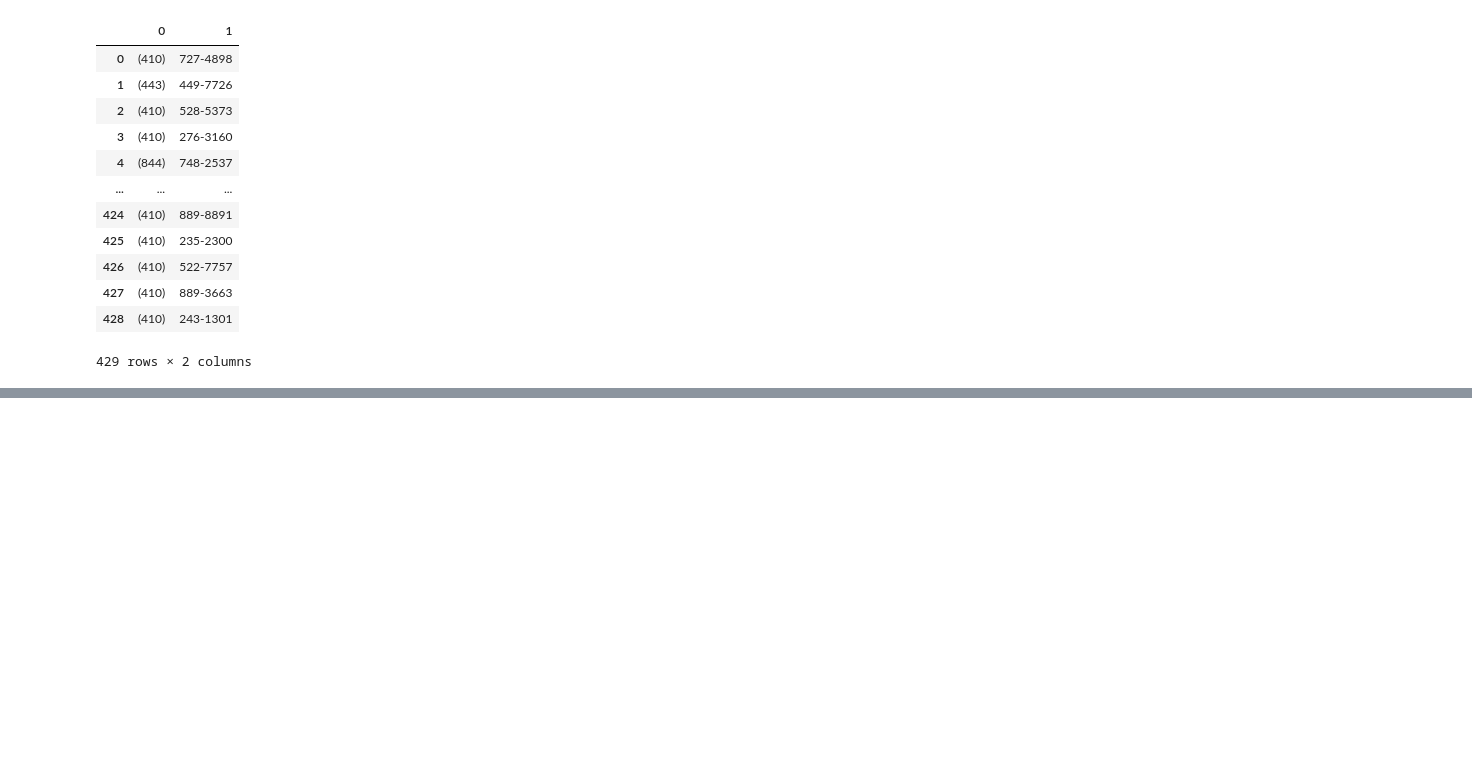
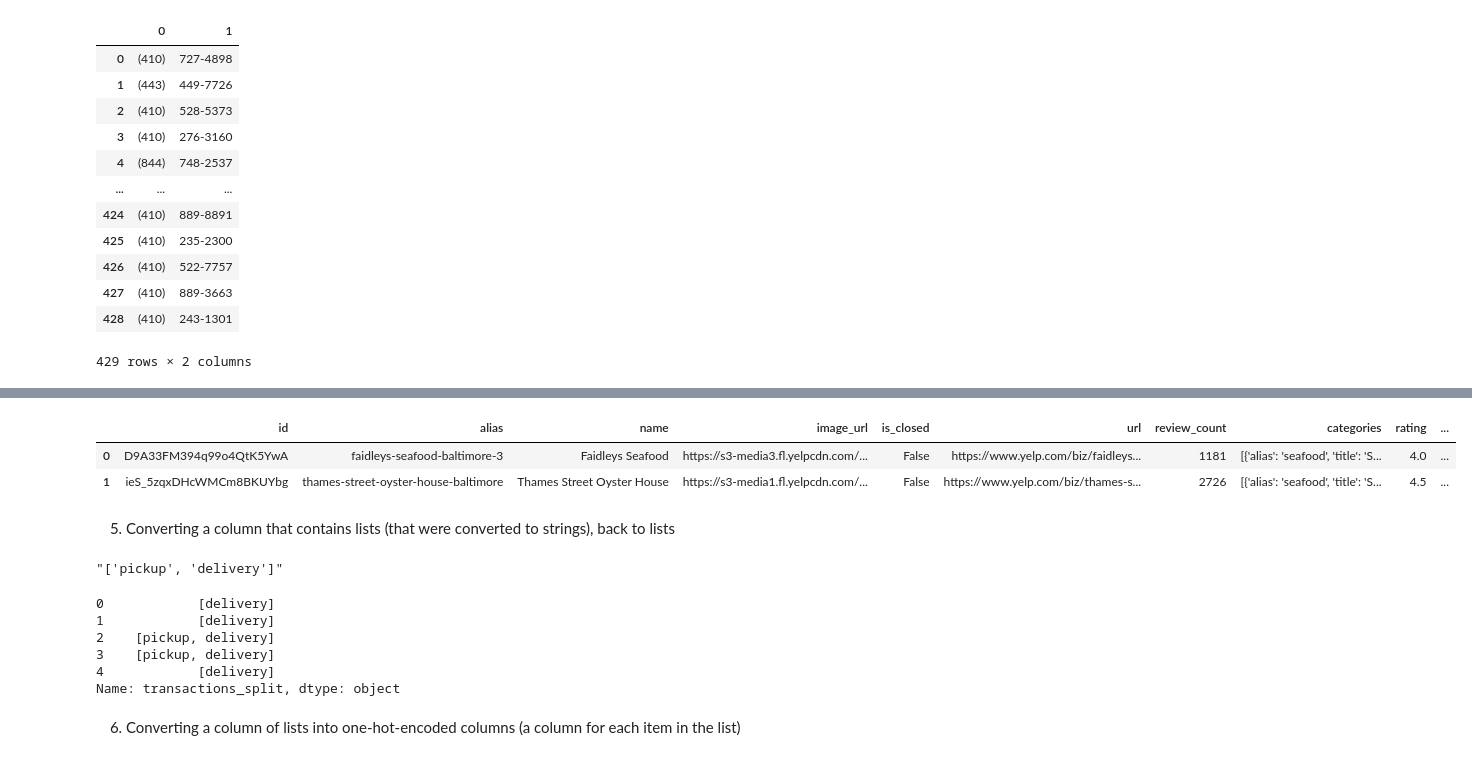
Before and after one commit to MCV-Jimenez/Advanced-Transformations, a Jupyter notebook: Advanced Transformations (practice).ipynb, the cells around one changed output, grey strips where cells are left out. Saved outputs shown, nothing was run; the diff lists cells and outputs as text; code cells hidden in the pictures; blank space fills up the shorter version.

```diff
--- a/Advanced Transformations (practice).ipynb
+++ b/Advanced Transformations (practice).ipynb
@@ -62,0 +165,8 @@ df['display_phone'].str.split(' ', expand=True)
+# %%
+# Concatenating the 2 new columns into the original dataframe
+df = pd.concat((df, lat_long), axis=1)
+df.head(2)
+# %% [output]
+|  | id | alias | name | image_url | is_closed | url | review_count | categories | rating | ... |
+| 0 | D9A33FM394q99o4QtK5YwA | faidleys-seafood-baltimore-3 | Faidleys Seafood | https://s3-media3.fl.yelpcdn.com/... | False | https://www.yelp.com/biz/faidleys... | 1181 | [{'alias': 'seafood', 'title': 'S... | 4.0 | ... |
+| 1 | ieS_5zqxDHcWMCm8BKUYbg | thames-street-oyster-house-baltimore | Thames Street Oyster House | https://s3-media1.fl.yelpcdn.com/... | False | https://www.yelp.com/biz/thames-s... | 2726 | [{'alias': 'seafood', 'title': 'S... | 4.5 | ... |
@@ -62,0 +176,7 @@ df['display_phone'].str.split(' ', expand=True)
+# %% [markdown]
+5. Converting a column that contains lists (that were converted to strings), back to lists
+# %%
+# Looking at lists that are really strings
+df.loc[2,'transactions']
+# %% [output]
+"['pickup', 'delivery']"
@@ -62,0 +186,14 @@ df['display_phone'].str.split(' ', expand=True)
+# %%
+# Applying json.loads to the entire column
+df['transactions_split'] = df['transactions_split'].apply(json.loads)
+# Checking results
+df['transactions_split'].head()
+# %% [output]
+0            [delivery]
+1            [delivery]
+2    [pickup, delivery]
+3    [pickup, delivery]
+4            [delivery]
+Name: transactions_split, dtype: object
+# %% [markdown]
+6. Converting a column of lists into one-hot-encoded columns (a column for each item in the list)
```
Also changed, not shown: parts of 20 cells of this notebook.
